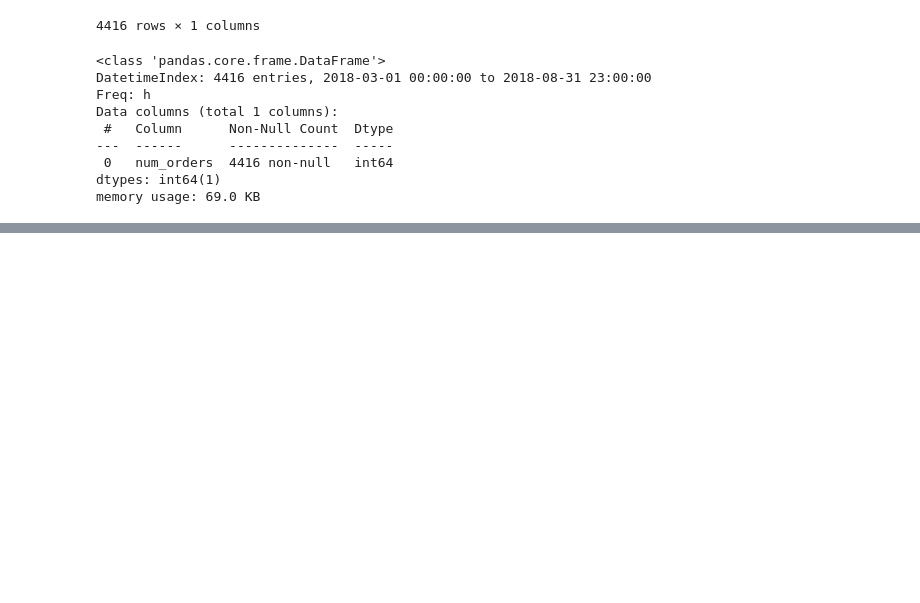
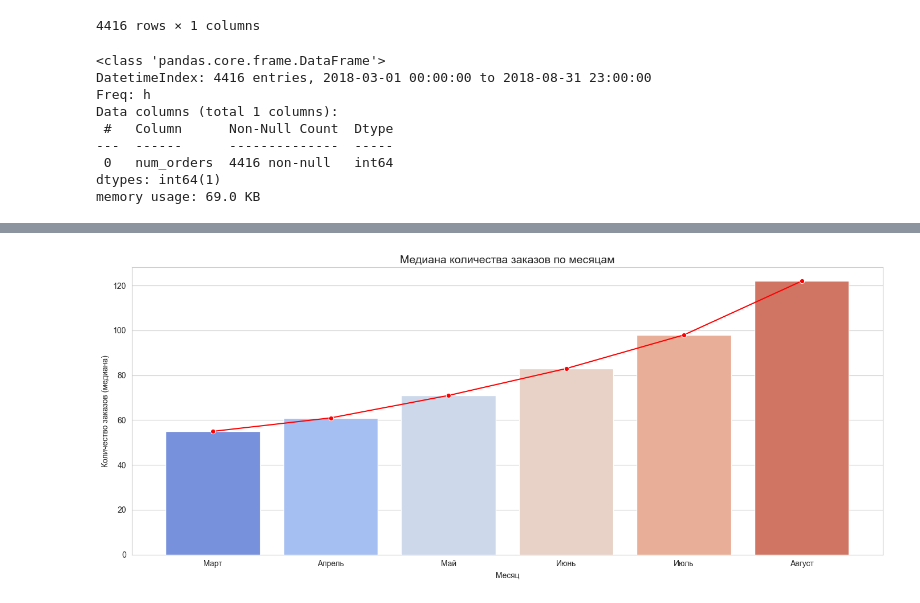
Before and after one commit to Moncervers/taxi_orders_prediction, a Jupyter notebook: project_notebook.ipynb, the cells around one changed output, grey strips where cells are left out. Drawn from its saved outputs; the diff is of its cells as text; code cells hidden in the pictures; blank space fills up the shorter version.

```diff
--- a/project_notebook.ipynb
+++ b/project_notebook.ipynb
@@ -112,0 +173,33 @@ memory usage: 69.0 KB
+# %%
+def draw_pivot_table(pivot_table,
+                     title='Заголовок', xlabel='Ось Х',
+                     label_dict={i: str(i) for i in range(32)}) -> None:
+    """
+    Функция для построения графика медианниого количества заказов из сводной таблицы.
+
+    :param pivot_table: Сводная таблица
+    :param title: Заголовок графика
+    :param xlabel: Подпись оси X
+    :param label_dict: Словарь с названиями месяцев или дней недели. По умолчанию - номера от 0 до 31.
+    """
+    plt.figure(figsize=(14, 6))
+
+    # График для медианы
+    ax = sns.barplot(x=pivot_table.index, y=pivot_table[('median', 'num_orders')], palette='coolwarm')
+    plt.title(title, fontsize=14)
+    plt.ylabel('Количество заказов (медиана)')
+    plt.xlabel(xlabel)
+    plt.xticks(range(len(pivot_table.index)))
+    plt.gca().set_xticklabels([label_dict[i] for i in pivot_table.index])
+
+    # Добавляем линию тренда
+    sns.lineplot(x=range(len(pivot_table.index)), y=pivot_table[('median', 'num_orders')], color='red', marker='o')
+
+    plt.tight_layout()
+    plt.show()
+# %%
+# Создаем сводную таблицу по месяцам
+pivot_month = df.pivot_table(index='month', values='num_orders', aggfunc=['median', 'sum', 'count'])
+
+# Выводим сводную таблицу
+pivot_month
@@ -112,0 +216,10 @@ memory usage: 69.0 KB
+# %%
+draw_pivot_table(pivot_month, 'Медиана количества заказов по месяцам', 'Месяц',
+                 label_dict={3: 'Март',
+                             4: 'Апрель',
+                             5: 'Май',
+                             6: 'Июнь',
+                             7: 'Июль',
+                             8: 'Август'})
+# %% [output]
+[figure, added]
```
Also changed, not shown: parts of 15 cells of this notebook.
